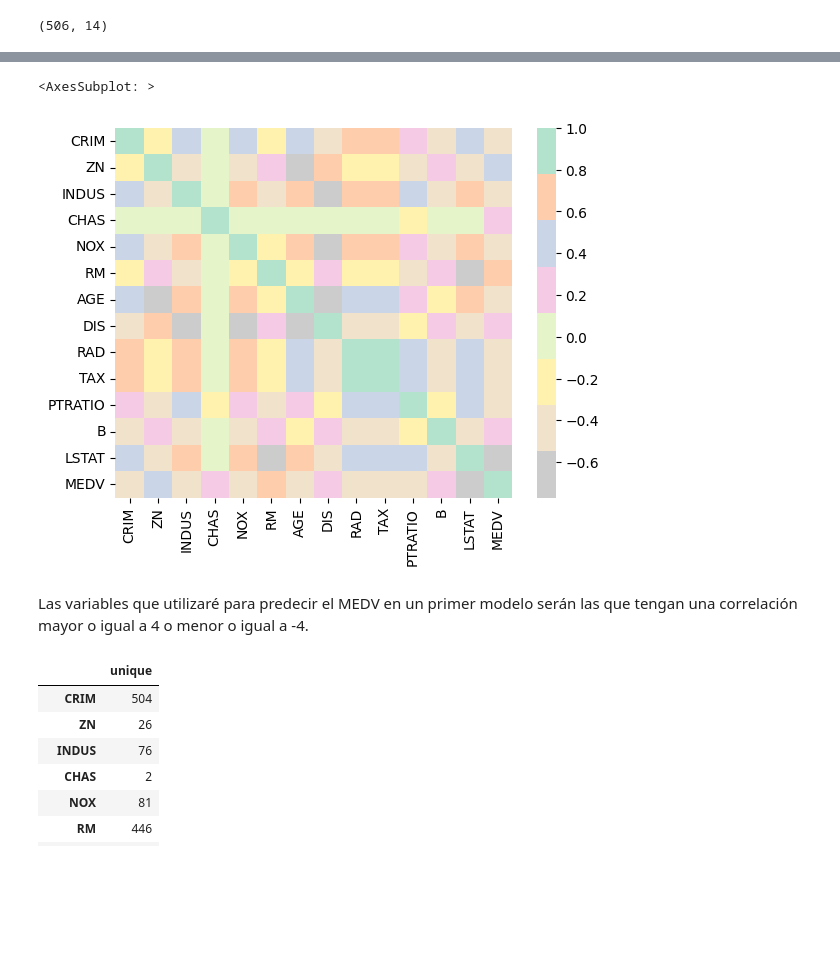
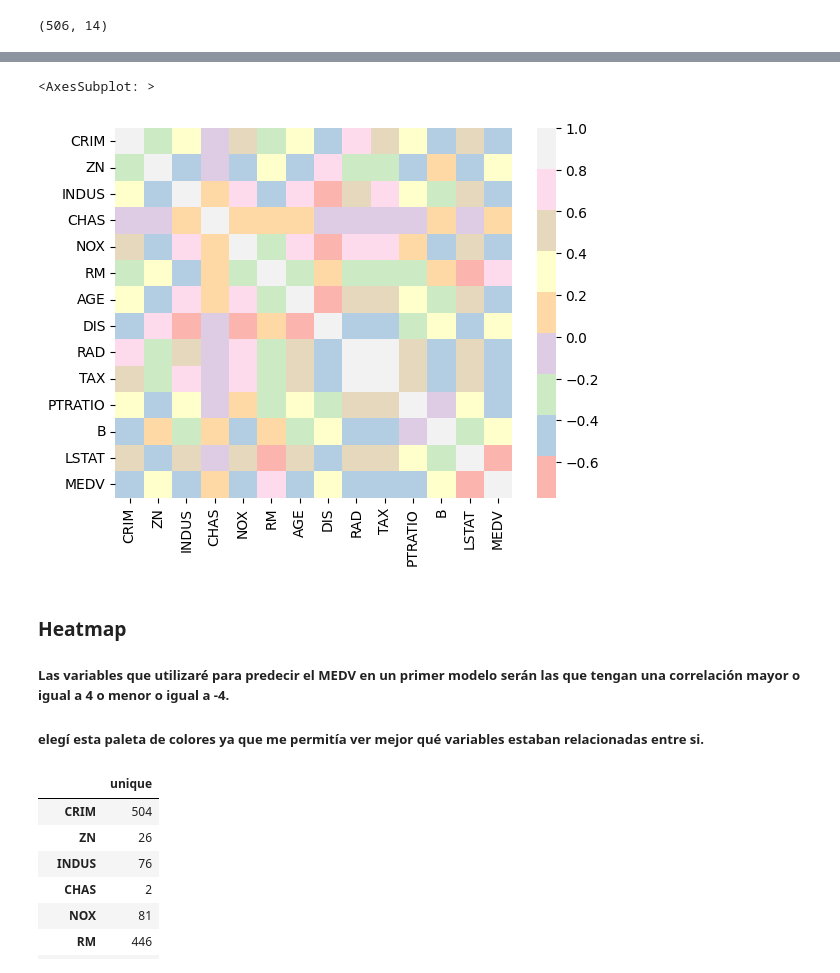
Before and after one commit to giraljv/Housing_rl_practice, a Jupyter notebook: housing.ipynb, the cells around one changed output, grey strips where cells are left out. Drawn from its saved outputs; the diff is of its cells as text; code cells hidden in the pictures; blank space fills up the shorter version.

```diff
--- a/housing.ipynb
+++ b/housing.ipynb
@@ -80,12 +100,16 @@ MEDV       float64
 dtype: object
 # %%
 #correlacion entre variables
-sns.heatmap(df.corr(),cmap='Pastel2_r',annot=False,cbar=True)
+sns.heatmap(df.corr(),cmap='Pastel1',annot=False,cbar=True)
 # %% [output]
 <AxesSubplot: >
-[figure, old version]
+[figure, new version]
 # %% [markdown]
-Las variables que utilizaré para predecir el MEDV en un primer modelo serán las que tengan una correlación mayor o igual a 4 o menor o igual a -4.
+### Heatmap
+
+##### Las variables que utilizaré para predecir el MEDV en un primer modelo serán las que tengan una correlación mayor o igual a 4 o menor o igual a -4.
+
+##### elegí esta paleta de colores ya que me permitía ver mejor qué variables estaban relacionadas entre si.
 # %%
 #valores unicos por variable
 my_dict  = {}
```
Also changed, not shown: parts of 22 cells of this notebook.
